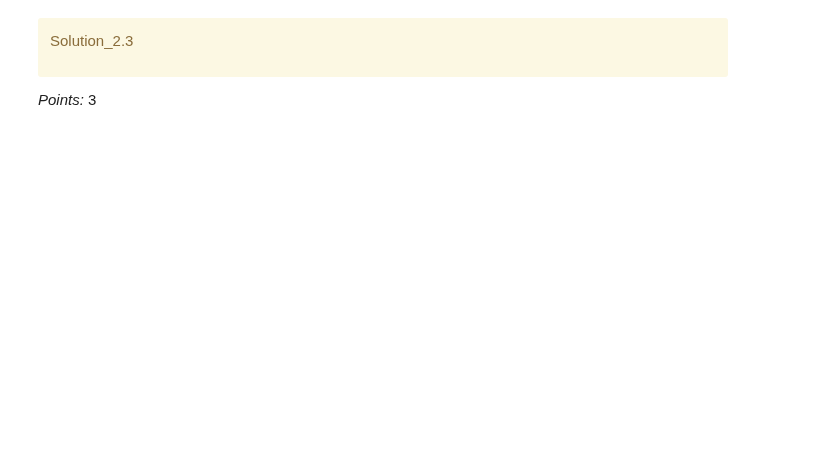
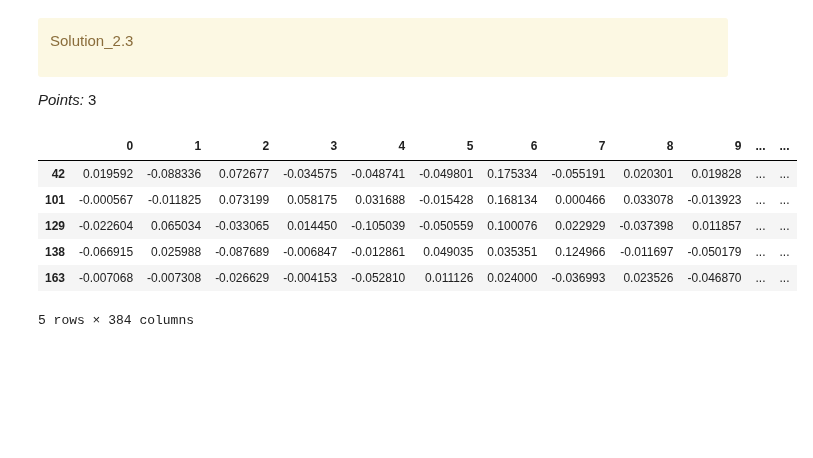
Before and after one commit to sarahhcheng/CPSC330HW6, a Jupyter notebook: hw6.ipynb, the cells around one changed output. Saved outputs shown, nothing was run; the diff lists cells and outputs as text; code cells hidden in the pictures; blank space fills up the shorter version.

```diff
--- a/hw6.ipynb
+++ b/hw6.ipynb
@@ -883,3 +912,24 @@ embeddings = None
+# %%
+from sentence_transformers import SentenceTransformer
+import pandas as pd
+
+model = SentenceTransformer("all-MiniLM-L6-v2")
+
+recipe_names = recipes_df["name"].astype(str).tolist()
+
+embeddings = model.encode(recipe_names, show_progress_bar=True)
+
+embeddings_df = pd.DataFrame(embeddings, index=recipes_df.index)
+
+embeddings_df.head()
+# %% [output]
+|  | 0 | 1 | 2 | 3 | 4 | 5 | 6 | 7 | 8 | 9 | ... | ... |
+| 42 | 0.019592 | -0.088336 | 0.072677 | -0.034575 | -0.048741 | -0.049801 | 0.175334 | -0.055191 | 0.020301 | 0.019828 | ... | ... |
+| 101 | -0.000567 | -0.011825 | 0.073199 | 0.058175 | 0.031688 | -0.015428 | 0.168134 | 0.000466 | 0.033078 | -0.013923 | ... | ... |
+| 129 | -0.022604 | 0.065034 | -0.033065 | 0.014450 | -0.105039 | -0.050559 | 0.100076 | 0.022929 | -0.037398 | 0.011857 | ... | ... |
+| 138 | -0.066915 | 0.025988 | -0.087689 | -0.006847 | -0.012861 | 0.049035 | 0.035351 | 0.124966 | -0.011697 | -0.050179 | ... | ... |
+| 163 | -0.007068 | -0.007308 | -0.026629 | -0.004153 | -0.052810 | 0.011126 | 0.024000 | -0.036993 | 0.023526 | -0.046870 | ... | ... |
+5 rows × 384 columns
 # %% [markdown]
 <!-- END QUESTION -->
 
```
Also changed, not shown: parts of 8 cells of this notebook.
